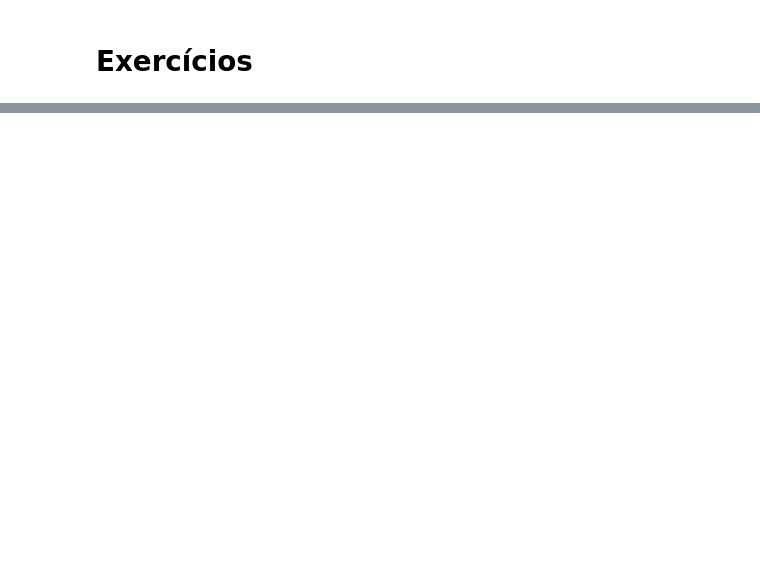
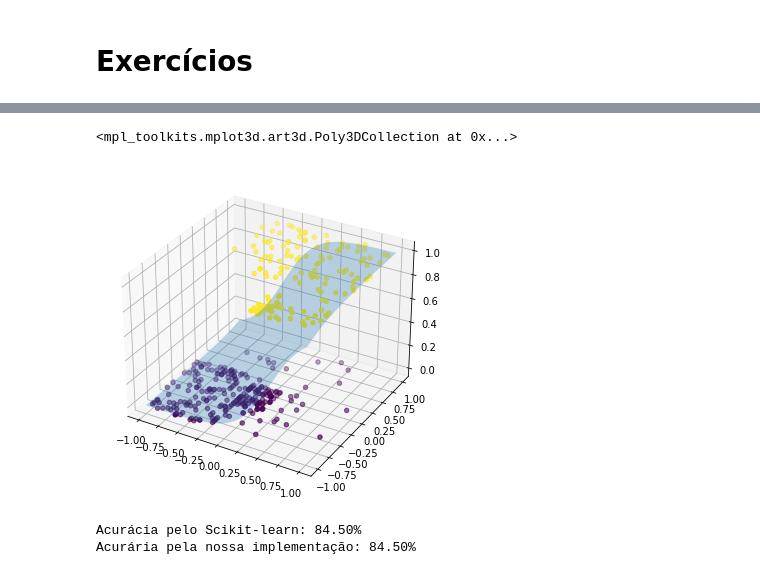
Before and after one commit to mafaldasalomao/pavic_treinamento_ml, a Jupyter notebook: PAVIC_ML_02_Neuron_Sigmoid.ipynb, the cells around one changed output, grey strips where cells are left out. Drawn from its saved outputs; the diff is of its cells as text; code cells hidden in the pictures; blank space fills up the shorter version.

```diff
--- a/PAVIC_ML_02_Neuron_Sigmoid.ipynb
+++ b/PAVIC_ML_02_Neuron_Sigmoid.ipynb
@@ -180,0 +223,25 @@ print(x.min(), x.max())
+# %%
+#usando o numpy
+D = x.shape[1]
+w = 2*np.random.random((1, D))-1 # [1x2]
+b = 2*np.random.random()-1       # [1x1]
+
+learning_rate = 1e-3 # <- tente estimar a learning rate
+
+for step in range(1001): # <- tente estimar a #epochs
+    # calcule a saida do neuronio sigmoid
+    z = np.dot(x, w.T) + b # [400x2] --> [2x1] + [1x1] = > 400x1
+    y_pred = sigmoid(z)  # [400x1]
+
+    error = y - y_pred     # [400x1]
+
+    w = w + learning_rate*np.dot(error.T, x)
+    b = b + learning_rate*error.sum()
+
+    if step%100 == 0:
+        # implemente a entropia cruzada (1 linhas)
+        cost = np.mean(-y*np.log(y_pred) - (1-y) * np.log(1-y_pred))
+        print('step {0}: {1}'.format(step, cost))
+
+print('w: ', w)
+print('b: ', b)
@@ -180,0 +262,25 @@ print(x.min(), x.max())
+# %%
+x1 = np.linspace(x[:, 0].min(), x[:, 0].max())
+x2 = np.linspace(x[:, 1].min(), x[:, 1].max())
+x1_mesh, x2_mesh = np.meshgrid(x1, x2)
+x1_mesh = x1_mesh.reshape(-1, 1)
+x2_mesh = x2_mesh.reshape(-1, 1)
+
+x_mesh = np.hstack((x1_mesh, x2_mesh))
+y_pred = sigmoid(np.dot(x_mesh, w.T) + b)
+
+fig = plt.figure(figsize=(8, 6))
+ax = fig.add_subplot(111, projection='3d')
+ax.scatter3D(x[:,0], x[:,1], y, c=y.ravel())
+ax.plot_trisurf(x1_mesh.ravel(), x2_mesh.ravel(), y_pred.ravel(), alpha=0.3, shade=False)
+# %% [output]
+<mpl_toolkits.mplot3d.art3d.Poly3DCollection at 0x...>
+[figure, added]
+# %%
+print('Acurácia pelo Scikit-learn: {:.2f}%'.format(clf_sk.score(x, y)*100))
+
+y_pred = np.round(sigmoid(np.dot(x, w.T) + b))
+print('Acurária pela nossa implementação: {:.2f}%'.format(accuracy_score(y, y_pred)*100))
+# %% [output]
+Acurácia pelo Scikit-learn: 84.50%
+Acurária pela nossa implementação: 84.50%
```
Also changed, not shown: parts of 8 cells of this notebook.
